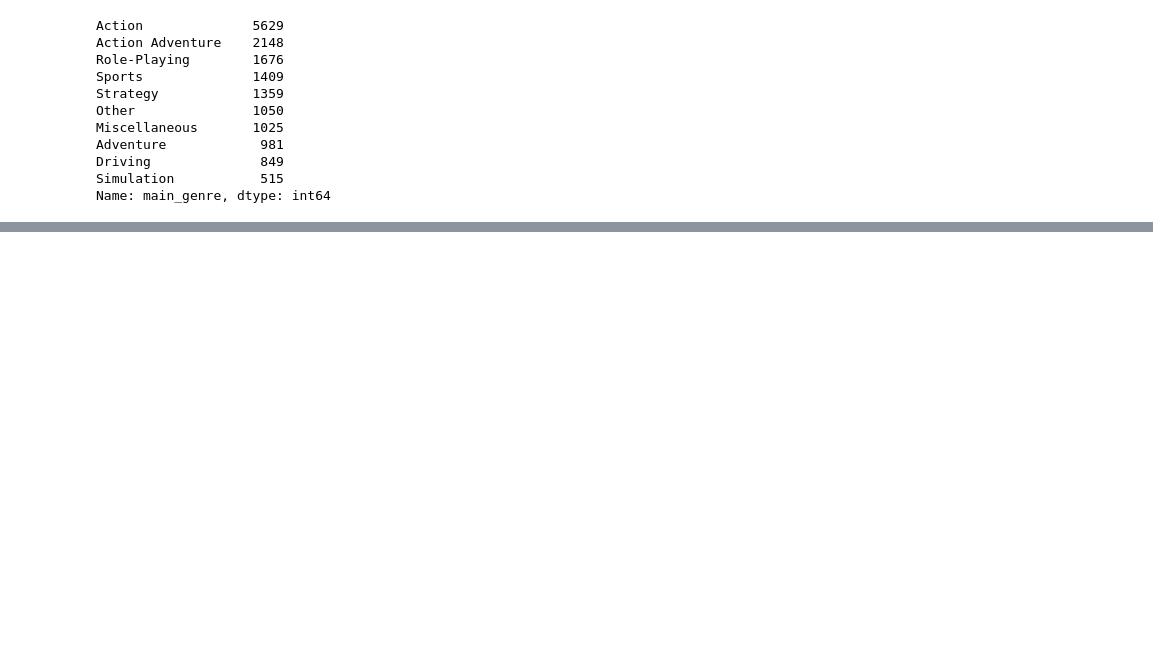
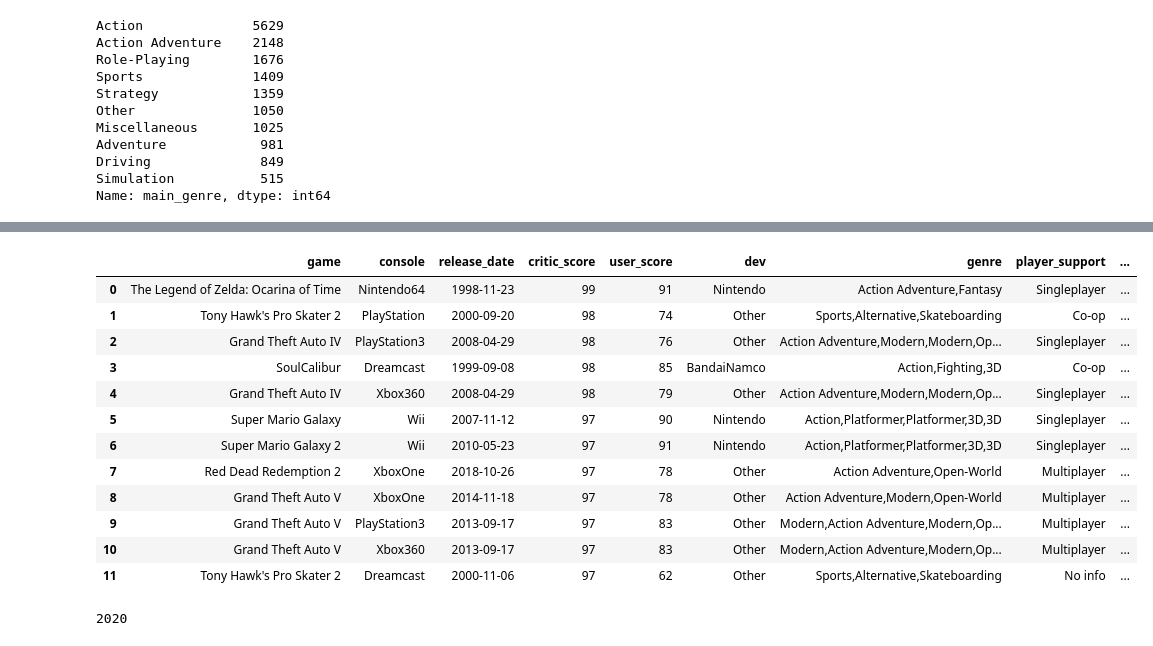
Before and after one commit to GuiMacc/mid_project, a Jupyter notebook: Notebooks/exploratory notebook.ipynb, the cells around one changed output, grey strips where cells are left out. Saved outputs shown, nothing was run; the diff lists cells and outputs as text; code cells hidden in the pictures; blank space fills up the shorter version.

```diff
--- a/Notebooks/exploratory notebook.ipynb
+++ b/Notebooks/exploratory notebook.ipynb
@@ -566,0 +545,12 @@ Name: main_genre, dtype: int64
+# %%
+def genre_cleaning_sec(row):
+    g=row.split(",")
+    if len(g)>1:
+        return g[1]
+    else:
+        return 'No secondary genre'
+
+
+data['sec_genre']=cat_data['genre'].apply(genre_cleaning_sec)
+print(data['sec_genre'].nunique())
+display(data['sec_genre'].value_counts().head(15))
@@ -566,0 +575,5 @@ Name: main_genre, dtype: int64
+# %%
+# 100+ secondary genres is far far too much, so my intentio is to once again aggregate the vast majority of them
+
+data['sec_genre']= np.where(data['sec_genre'].isin(['General', 'Shooter', 'Platformer', 'Traditional', 'Racing', 'Action RPG', 'Real-Time', 'Miscellaneous', 'Fighting', 'Turn-Based', 'Beat-\'Em-Up']) , data['sec_genre'], 'Other')
+data['sec_genre'].value_counts()
@@ -566,0 +788,23 @@ Name: main_genre, dtype: int64
+# %%
+def dev_mess(row):
+    if "Capcom" in row:
+        return "Capcom"
+    elif "TelltaleGames" in row:
+        return "Telltale"
+    elif row.startswith("EA") or "ElectronicArts" in row:
+        return "EA"
+    elif "Konami" in row:
+        return "Konami"
+    elif "Nintendo" in row:
+        return "Nintendo"
+    elif "Ubisoft" in row:
+        return "Ubisoft"
+    elif "Bandai" in row or "Namco" in row:
+        return "BandaiNamco"
+    elif "SquareEnix" in row or "SquareSoft" in row:
+        return "SquareEnix"
+    else:
+        return "Other"
+# %%
+data['dev']=cat_data['dev'].apply(dev_mess)
+data['dev'].value_counts()
@@ -566,0 +822,18 @@ Name: main_genre, dtype: int64
+# %%
+# we knew this would happen, but it still gives us some devs to compare with each other on yearly reviews or critic score
+
+data.head(12)
+# %% [output]
+|  | game | console | release_date | critic_score | user_score | dev | genre | player_support | ... |
+| 0 | The Legend of Zelda: Ocarina of Time | Nintendo64 | 1998-11-23 | 99 | 91 | Nintendo | Action Adventure,Fantasy | Singleplayer | ... |
+| 1 | Tony Hawk's Pro Skater 2 | PlayStation | 2000-09-20 | 98 | 74 | Other | Sports,Alternative,Skateboarding | Co-op | ... |
+| 2 | Grand Theft Auto IV | PlayStation3 | 2008-04-29 | 98 | 76 | Other | Action Adventure,Modern,Modern,Op... | Singleplayer | ... |
+| 3 | SoulCalibur | Dreamcast | 1999-09-08 | 98 | 85 | BandaiNamco | Action,Fighting,3D | Co-op | ... |
+| 4 | Grand Theft Auto IV | Xbox360 | 2008-04-29 | 98 | 79 | Other | Action Adventure,Modern,Modern,Op... | Singleplayer | ... |
+| 5 | Super Mario Galaxy | Wii | 2007-11-12 | 97 | 90 | Nintendo | Action,Platformer,Platformer,3D,3D | Singleplayer | ... |
+| 6 | Super Mario Galaxy 2 | Wii | 2010-05-23 | 97 | 91 | Nintendo | Action,Platformer,Platformer,3D,3D | Singleplayer | ... |
+| 7 | Red Dead Redemption 2 | XboxOne | 2018-10-26 | 97 | 78 | Other | Action Adventure,Open-World | Multiplayer | ... |
+| 8 | Grand Theft Auto V | XboxOne | 2014-11-18 | 97 | 78 | Other | Action Adventure,Modern,Open-World | Multiplayer | ... |
+| 9 | Grand Theft Auto V | PlayStation3 | 2013-09-17 | 97 | 83 | Other | Modern,Action Adventure,Modern,Op... | Multiplayer | ... |
+| 10 | Grand Theft Auto V | Xbox360 | 2013-09-17 | 97 | 83 | Other | Modern,Action Adventure,Modern,Op... | Multiplayer | ... |
+| 11 | Tony Hawk's Pro Skater 2 | Dreamcast | 2000-11-06 | 97 | 62 | Other | Sports,Alternative,Skateboarding | No info | ... |
@@ -566,0 +844,5 @@ Name: main_genre, dtype: int64
+# %%
+a=data['release_year'].sort_values(ascending=False).iloc[0]
+a
+# %% [output]
+2020
```
Also changed, not shown: parts of 47 cells of this notebook.
